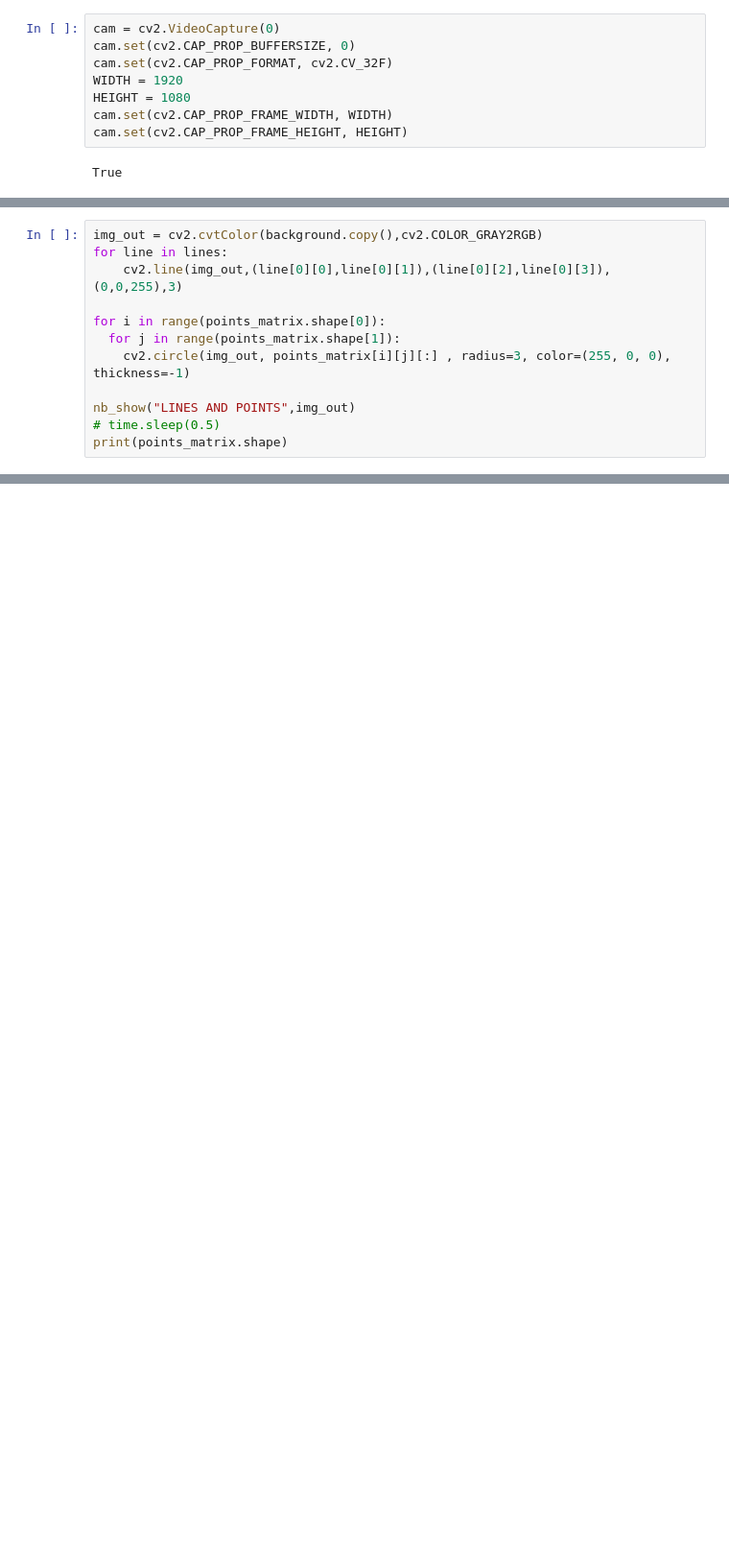
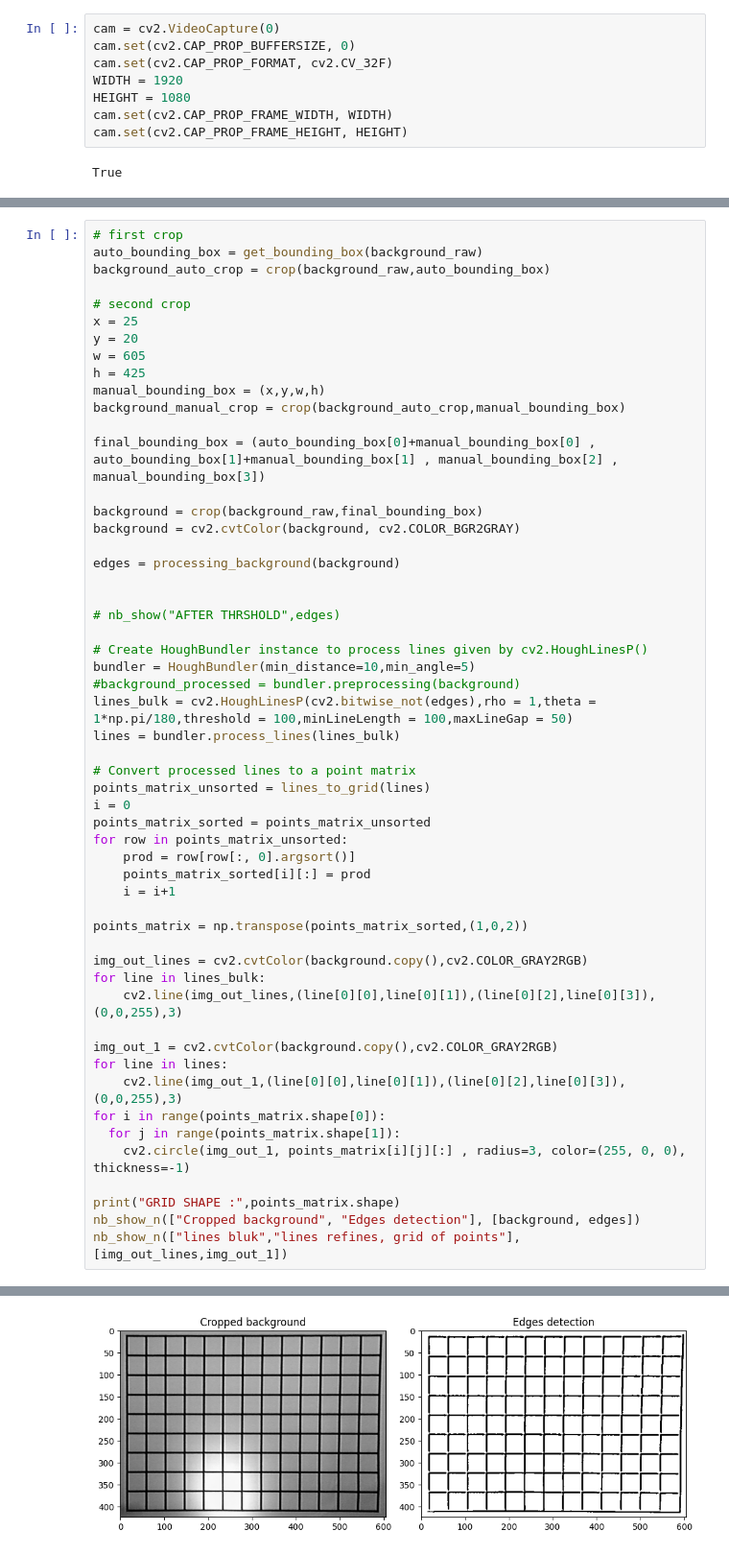
Before and after one commit to EmileBinot/spiderino-sensors-model, a Jupyter notebook: master-script/master-script.ipynb, the cells around one changed output, grey strips where cells are left out. Shown at 96% size. Cells and saved outputs as stored; diff of their text form; blank space fills up the shorter version.

```diff
--- a/master-script/master-script.ipynb
+++ b/master-script/master-script.ipynb
@@ -360,12 +436,0 @@ print(points_matrix.shape)
-# %%
-img_out = cv2.cvtColor(background.copy(),cv2.COLOR_GRAY2RGB)
-for line in lines:
-    cv2.line(img_out,(line[0][0],line[0][1]),(line[0][2],line[0][3]),(0,0,255),3)
-
-for i in range(points_matrix.shape[0]):
-  for j in range(points_matrix.shape[1]):
-    cv2.circle(img_out, points_matrix[i][j][:] , radius=3, color=(255, 0, 0), thickness=-1)
-
-nb_show("LINES AND POINTS",img_out)
-# time.sleep(0.5)
-print(points_matrix.shape)
@@ -487,0 +450,55 @@ nb_show("background cropped",frame)
+# %%
+# first crop
+auto_bounding_box = get_bounding_box(background_raw)
+background_auto_crop = crop(background_raw,auto_bounding_box)
+
+# second crop
+x = 25
+y = 20
+w = 605
+h = 425
+manual_bounding_box = (x,y,w,h)
+background_manual_crop = crop(background_auto_crop,manual_bounding_box)
+
+final_bounding_box = (auto_bounding_box[0]+manual_bounding_box[0] , auto_bounding_box[1]+manual_bounding_box[1] , manual_bounding_box[2] , manual_bounding_box[3])
+
+background = crop(background_raw,final_bounding_box)
+background = cv2.cvtColor(background, cv2.COLOR_BGR2GRAY)
+
+edges = processing_background(background)
+
+
+# nb_show("AFTER THRSHOLD",edges)
+
+# Create HoughBundler instance to process lines given by cv2.HoughLinesP()
+bundler = HoughBundler(min_distance=10,min_angle=5)
+#background_processed = bundler.preprocessing(background)
+lines_bulk = cv2.HoughLinesP(cv2.bitwise_not(edges),rho = 1,theta = 1*np.pi/180,threshold = 100,minLineLength = 100,maxLineGap = 50)
+lines = bundler.process_lines(lines_bulk)
+
+# Convert processed lines to a point matrix
+points_matrix_unsorted = lines_to_grid(lines)
+i = 0
+points_matrix_sorted = points_matrix_unsorted
+for row in points_matrix_unsorted:
+    prod = row[row[:, 0].argsort()]
+    points_matrix_sorted[i][:] = prod
+    i = i+1
+
+points_matrix = np.transpose(points_matrix_sorted,(1,0,2))
+
+img_out_lines = cv2.cvtColor(background.copy(),cv2.COLOR_GRAY2RGB)
+for line in lines_bulk:
+    cv2.line(img_out_lines,(line[0][0],line[0][1]),(line[0][2],line[0][3]),(0,0,255),3)
+
+img_out_1 = cv2.cvtColor(background.copy(),cv2.COLOR_GRAY2RGB)
+for line in lines:
+    cv2.line(img_out_1,(line[0][0],line[0][1]),(line[0][2],line[0][3]),(0,0,255),3)
+for i in range(points_matrix.shape[0]):
+  for j in range(points_matrix.shape[1]):
+    cv2.circle(img_out_1, points_matrix[i][j][:] , radius=3, color=(255, 0, 0), thickness=-1)
+
+print("GRID SHAPE :",points_matrix.shape)
+nb_show_n(["Cropped background", "Edges detection"], [background, edges])
+nb_show_n(["lines bluk","lines refines, grid of points"],[img_out_lines,img_out_1])
+# %% [output]
@@ -487,0 +506 @@ nb_show("background cropped",frame)
+[figure, added]
```
Also changed, not shown: parts of 22 cells of this notebook, 7 other files.
